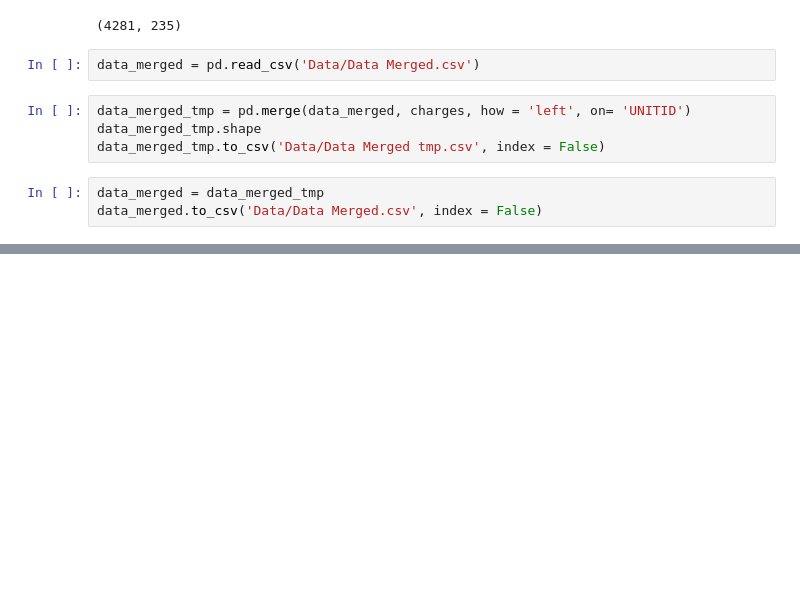
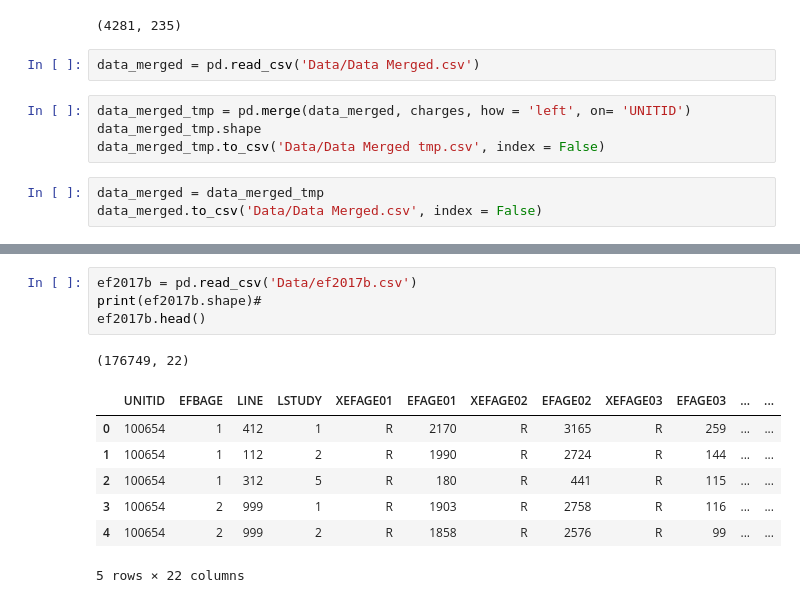
Before and after one commit to nina-xu/Insight_ScholarShip, a Jupyter notebook: Data cleaning continued.ipynb, the cells around one changed output, grey strips where cells are left out. Saved outputs shown, nothing was run; the diff lists cells and outputs as text; blank space fills up the shorter version.

```diff
--- a/Data cleaning continued.ipynb
+++ b/Data cleaning continued.ipynb
@@ -163,0 +178,13 @@ data_merged.to_csv('Data/Data Merged.csv', index = False)
+# %%
+ef2017b = pd.read_csv('Data/ef2017b.csv')
+print(ef2017b.shape)#
+ef2017b.head()
+# %% [output]
+(176749, 22)
+|  | UNITID | EFBAGE | LINE | LSTUDY | XEFAGE01 | EFAGE01 | XEFAGE02 | EFAGE02 | XEFAGE03 | EFAGE03 | ... | ... |
+| 0 | 100654 | 1 | 412 | 1 | R | 2170 | R | 3165 | R | 259 | ... | ... |
+| 1 | 100654 | 1 | 112 | 2 | R | 1990 | R | 2724 | R | 144 | ... | ... |
+| 2 | 100654 | 1 | 312 | 5 | R | 180 | R | 441 | R | 115 | ... | ... |
+| 3 | 100654 | 2 | 999 | 1 | R | 1903 | R | 2758 | R | 116 | ... | ... |
+| 4 | 100654 | 2 | 999 | 2 | R | 1858 | R | 2576 | R | 99 | ... | ... |
+5 rows × 22 columns
```
Also changed, not shown: parts of 3 cells of this notebook, 1 other file.
